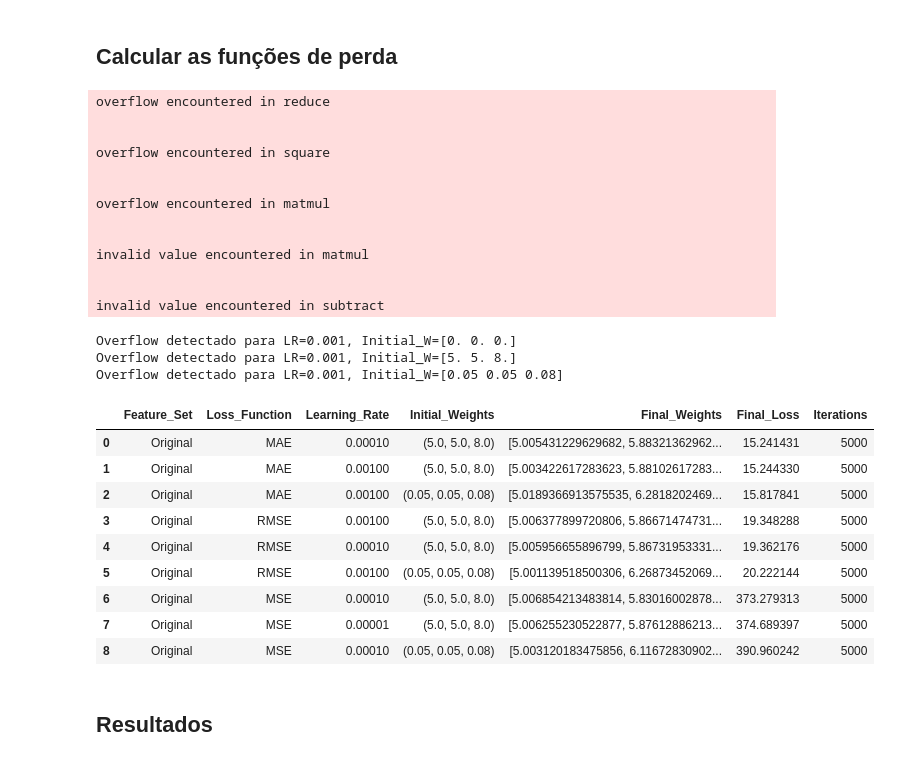
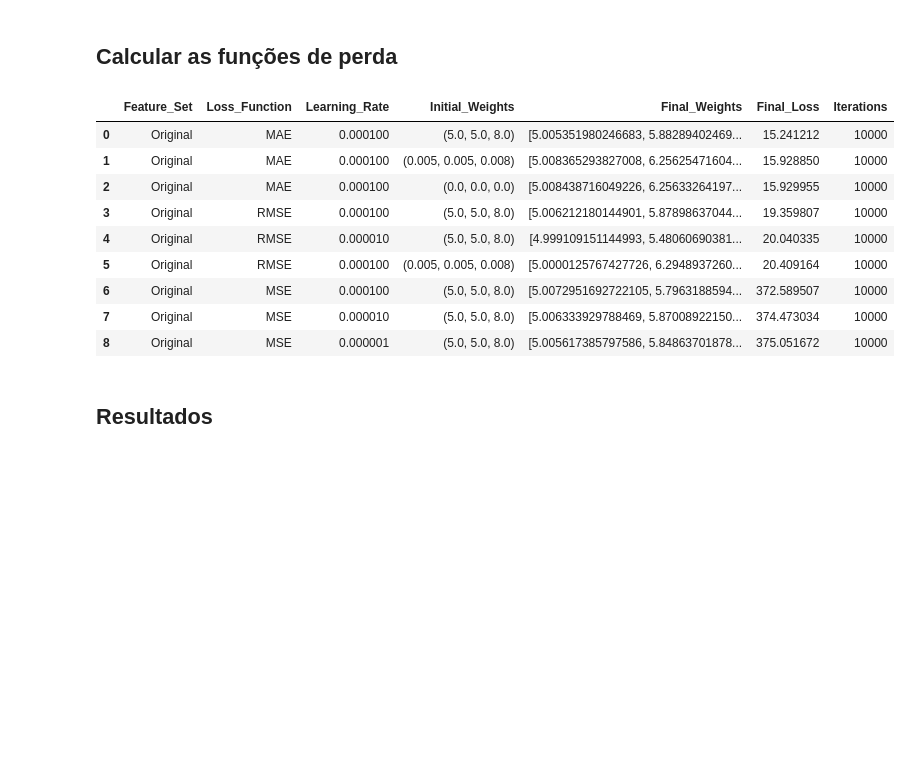
Before and after one commit to matheusssilva991/rna_tarefas_mestrado, a Jupyter notebook: src/tarefa2.ipynb, the cells around one changed output. Saved outputs shown, nothing was run; the diff lists cells and outputs as text; code cells hidden in the pictures; blank space fills up the shorter version.

```diff
--- a/src/tarefa2.ipynb
+++ b/src/tarefa2.ipynb
@@ -120,9 +120,9 @@ features_names = ['Original', 'Min-Max Normalized', 'Padronized']
 loss_fn_names = ['MSE', 'MAE', 'RMSE']
 loss_fn_makers = [make_mse_loss_function, make_mae_loss_function, make_rmse_loss_function]
 
-learning_rates = [0.001, 0.0001, 0.00001]
-initial_weights = [np.zeros(3), np.array([5.0, 5.0, 8.0]), np.array([0.05, 0.05, 0.08])]
-n_iterations = 5000
+learning_rates = [0.0001, 0.00001, 0.000001]
+initial_weights = [np.zeros(3), np.array([5.0, 5.0, 8.0]), np.array([0.005, 0.005, 0.008])]
+n_iterations = 10000
 tolerance = 1e-6
 
 dict_results = {}
@@ -135,7 +135,6 @@ for feature_set, feature_name in zip(features_list, features_names):
     for loss_fn_name, loss_fn_maker in zip(loss_fn_names, loss_fn_makers):
         loss_function, grad_loss_function = loss_fn_maker(x_data, y_data, z_data)
 
-        # No seu loop de treinamento, adicione:
         for lr in learning_rates:
             for initial_w in initial_weights:
                 try:
@@ -150,58 +149,42 @@ for feature_set, feature_name in zip(features_list, features_names):
                         continue
 
                 except Exception as e:
                     print(f"Erro para LR={lr}, Initial_W={initial_w}: {e}")
                     continue
 
                 key = (feature_name, loss_fn_name, lr, tuple(initial_w))
                 dict_results[key] = {
                     'weights': weights,
                     'losses': losses,
                     'n_iters': n_iters
                 }
 
 df_result = pd.DataFrame([
     {
         'Feature_Set': key[0],
         'Loss_Function': key[1],
         'Learning_Rate': key[2],
         'Initial_Weights': key[3],
         'Final_Weights': value['weights'][-1],
         'Final_Loss': value['losses'][-1],
         'Iterations': value['n_iters']
     }
     for key, value in dict_results.items()
 ])
 
 
 df_result.sort_values(by='Final_Loss').groupby('Loss_Function').head(3).reset_index(drop=True)
 # %% [output]
-overflow encountered in reduce
-
-
-overflow encountered in square
-
-
-overflow encountered in matmul
-
-
-invalid value encountered in matmul
-
-
-invalid value encountered in subtract
-Overflow detectado para LR=0.001, Initial_W=[0. 0. 0.]
-Overflow detectado para LR=0.001, Initial_W=[5. 5. 8.]
-Overflow detectado para LR=0.001, Initial_W=[0.05 0.05 0.08]
 |  | Feature_Set | Loss_Function | Learning_Rate | Initial_Weights | Final_Weights | Final_Loss | Iterations |
-| 0 | Original | MAE | 0.00010 | (5.0, 5.0, 8.0) | [5.005431229629682, 5.88321362962... | 15.241431 | 5000 |
-| 1 | Original | MAE | 0.00100 | (5.0, 5.0, 8.0) | [5.003422617283623, 5.88102617283... | 15.244330 | 5000 |
-| 2 | Original | MAE | 0.00100 | (0.05, 0.05, 0.08) | [5.0189366913575535, 6.2818202469... | 15.817841 | 5000 |
-| 3 | Original | RMSE | 0.00100 | (5.0, 5.0, 8.0) | [5.006377899720806, 5.86671474731... | 19.348288 | 5000 |
-| 4 | Original | RMSE | 0.00010 | (5.0, 5.0, 8.0) | [5.005956655896799, 5.86731953331... | 19.362176 | 5000 |
-| 5 | Original | RMSE | 0.00100 | (0.05, 0.05, 0.08) | [5.001139518500306, 6.26873452069... | 20.222144 | 5000 |
-| 6 | Original | MSE | 0.00010 | (5.0, 5.0, 8.0) | [5.006854213483814, 5.83016002878... | 373.279313 | 5000 |
-| 7 | Original | MSE | 0.00001 | (5.0, 5.0, 8.0) | [5.006255230522877, 5.87612886213... | 374.689397 | 5000 |
-| 8 | Original | MSE | 0.00010 | (0.05, 0.05, 0.08) | [5.003120183475856, 6.11672830902... | 390.960242 | 5000 |
+| 0 | Original | MAE | 0.000100 | (5.0, 5.0, 8.0) | [5.005351980246683, 5.88289402469... | 15.241212 | 10000 |
+| 1 | Original | MAE | 0.000100 | (0.005, 0.005, 0.008) | [5.008365293827008, 6.25625471604... | 15.928850 | 10000 |
+| 2 | Original | MAE | 0.000100 | (0.0, 0.0, 0.0) | [5.008438716049226, 6.25633264197... | 15.929955 | 10000 |
+| 3 | Original | RMSE | 0.000100 | (5.0, 5.0, 8.0) | [5.006212180144901, 5.87898637044... | 19.359807 | 10000 |
+| 4 | Original | RMSE | 0.000010 | (5.0, 5.0, 8.0) | [4.999109151144993, 5.48060690381... | 20.040335 | 10000 |
+| 5 | Original | RMSE | 0.000100 | (0.005, 0.005, 0.008) | [5.0000125767427726, 6.2948937260... | 20.409164 | 10000 |
+| 6 | Original | MSE | 0.000100 | (5.0, 5.0, 8.0) | [5.0072951692722105, 5.7963188594... | 372.589507 | 10000 |
+| 7 | Original | MSE | 0.000010 | (5.0, 5.0, 8.0) | [5.006333929788469, 5.87008922150... | 374.473034 | 10000 |
+| 8 | Original | MSE | 0.000001 | (5.0, 5.0, 8.0) | [5.005617385797586, 5.84863701878... | 375.051672 | 10000 |
 # %% [markdown]
 ## Resultados
 # %%
```
Also changed, not shown: parts of 8 cells of this notebook.
